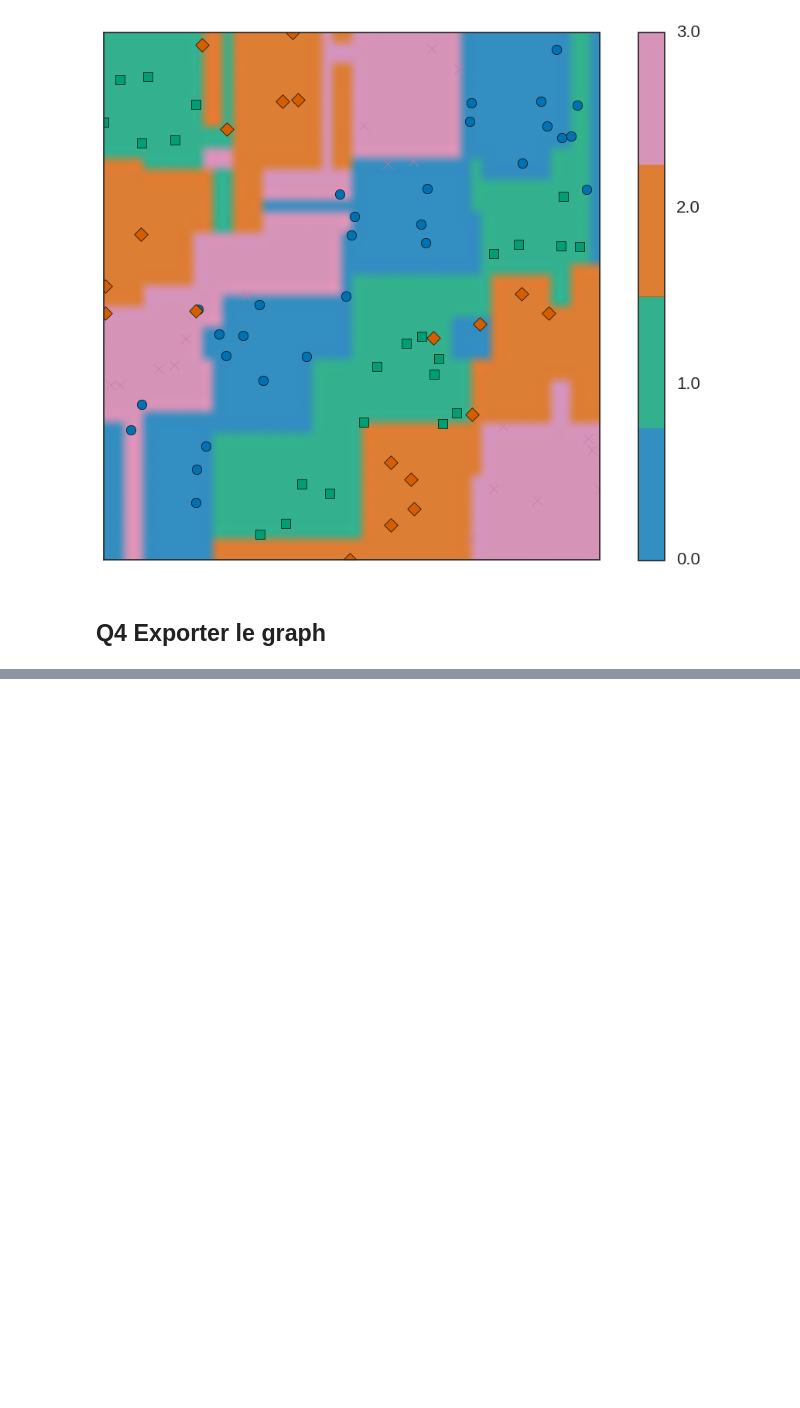
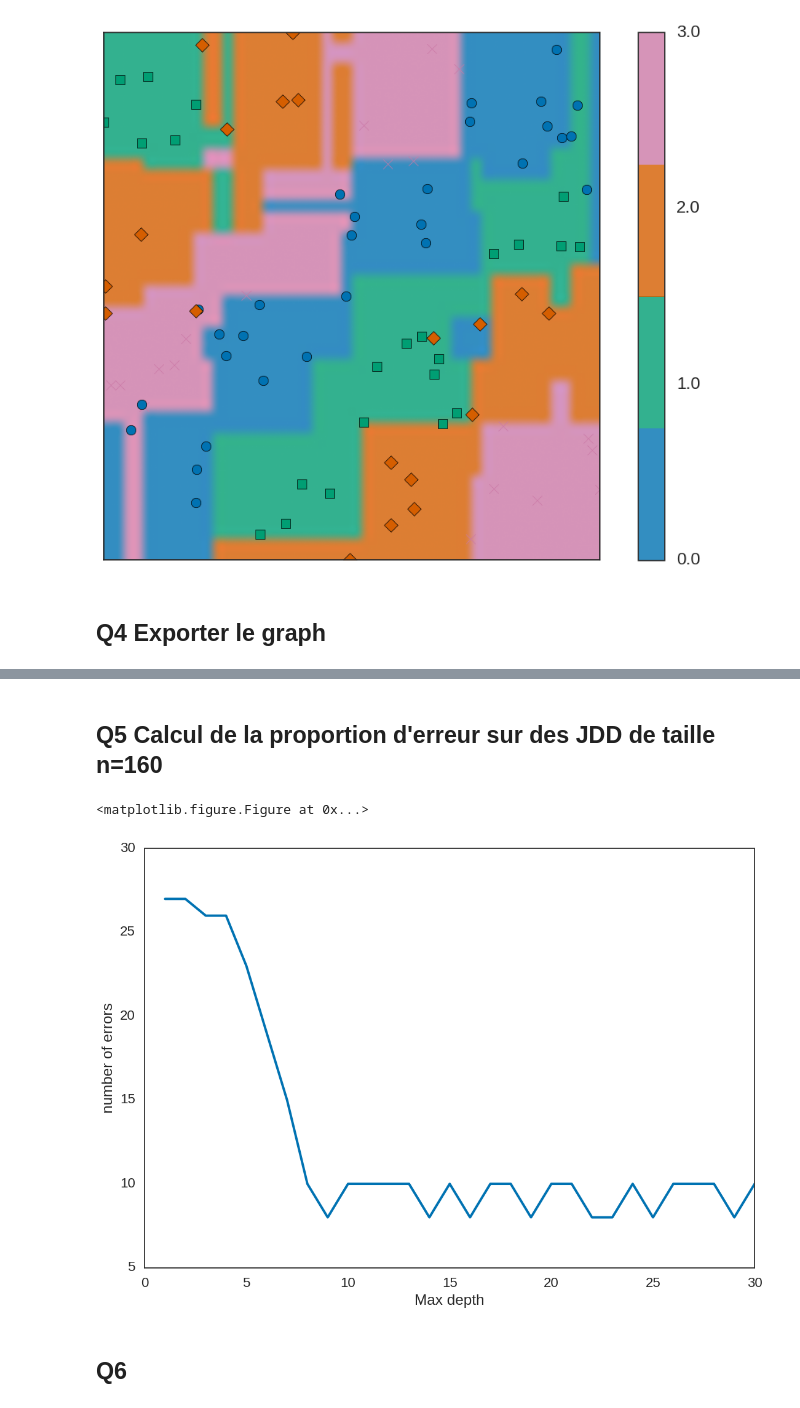
Before and after one commit to rvi008/trees, a Jupyter notebook: trees.ipynb, the cells around one changed output, grey strips where cells are left out. Cells and saved outputs as stored; diff of their text form; code cells hidden in the pictures; blank space fills up the shorter version.

```diff
--- a/trees.ipynb
+++ b/trees.ipynb
@@ -126,0 +125,27 @@ Impossible d'obtenir le descripteur de fichier faisant référence à la console
+# %% [markdown]
+## Q5 Calcul de la proportion d'erreur sur des JDD de taille n=160
+# %%
+data_test = rand_checkers(40, 40, 40, 40, 0.1)
+X_train, X_test, Y_train, Y_test = train_test_split(data_test[:, :2], data_test[:, 2].astype(int),
+                                                    test_size=0.2, random_state=1)
+dmax = 30
+errors = np.zeros(dmax)
+plt.figure(2, figsize=(15, 10))
+
+for d in range(1,dmax+1):
+    dt = tree.DecisionTreeClassifier(max_depth=d)
+    dt.fit(X_train,Y_train)
+    y_pred = dt.predict(X_test)
+    errors[d-1] = np.sum(y_pred != Y_test)
+
+fig, ax = plt.subplots()
+plt.xlabel('Max depth')
+plt.ylabel('number of errors')
+ax.plot(range(1,dmax+1), errors)
+legend = ax.legend(loc='lower right', shadow=True)
+plt.show()
+# %% [output]
+<matplotlib.figure.Figure at 0x...>
+[figure, added]
+# %% [markdown]
+## Q6
```
Also changed, not shown: parts of 6 cells of this notebook.
